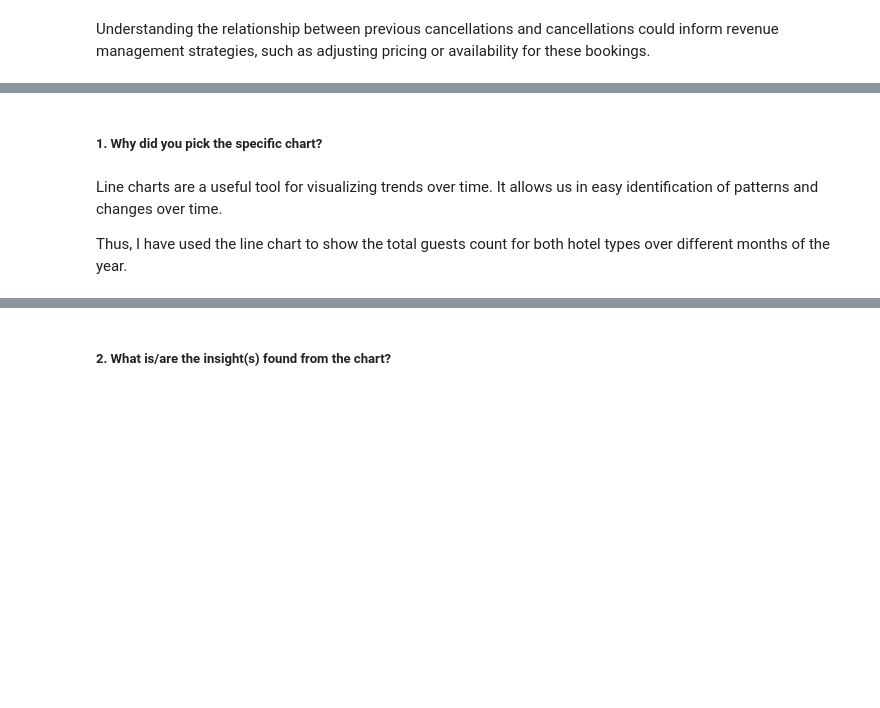
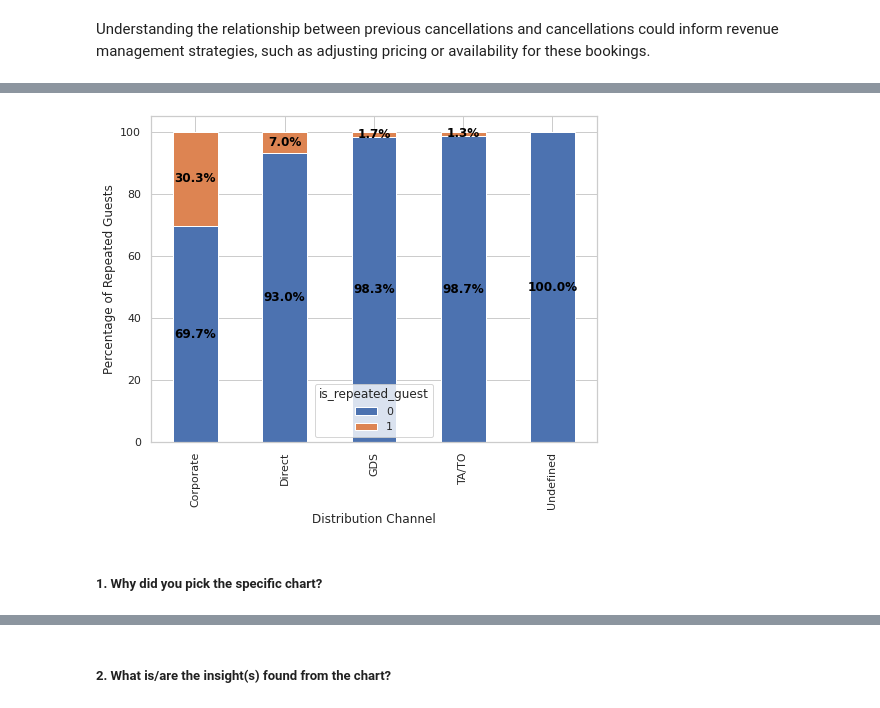
Before and after one commit to ayush9304/HotelBookingAnalysisEDA, a Jupyter notebook: EDA_Hotel_Booking_Analysis.ipynb, the cells around one changed output, grey strips where cells are left out. Cells and saved outputs as stored; diff of their text form; code cells hidden in the pictures; blank space fills up the shorter version.

```diff
--- a/EDA_Hotel_Booking_Analysis.ipynb
+++ b/EDA_Hotel_Booking_Analysis.ipynb
@@ -1218,0 +1224,22 @@ Text(0.5, 1.0, 'Total Guests by months')
+# %%
+# Compute the counts of repeated guests by distribution channel
+counts = df.groupby(['distribution_channel', 'is_repeated_guest'])['is_repeated_guest'].count().unstack()
+
+# Compute the percentage of repeated guests in each category
+totals = counts.sum(axis=1)
+percentages = counts.divide(totals, axis=0) * 100
+
+# Plot the stacked bar chart with percentage labels
+ax = percentages.plot(kind='bar', stacked=True, figsize=(8,6))
+ax.set_xlabel('Distribution Channel')
+ax.set_ylabel('Percentage of Repeated Guests')
+
+# Add the percentage labels on top of each bar
+for i, category in enumerate(percentages.index):
+    total = 0
+    for j, value in enumerate(percentages.loc[category]):
+        ax.text(i, total + value/2, f'{value:.1f}%', ha='center', va='center', color='black', fontweight='bold')
+        total += value
+
+plt.show()
+# %% [output]
@@ -1219,6 +1248,3 @@ Text(0.5, 1.0, 'Total Guests by months')
+[figure, added]
 # %% [markdown]
 ##### 1. Why did you pick the specific chart?
-# %% [markdown]
-Line charts are a useful tool for visualizing trends over time. It allows us in easy identification of patterns and changes over time.
-
-Thus, I have used the line chart to show the total guests count for both hotel types over different months of the year.
```
Also changed, not shown: parts of 17 cells of this notebook.
